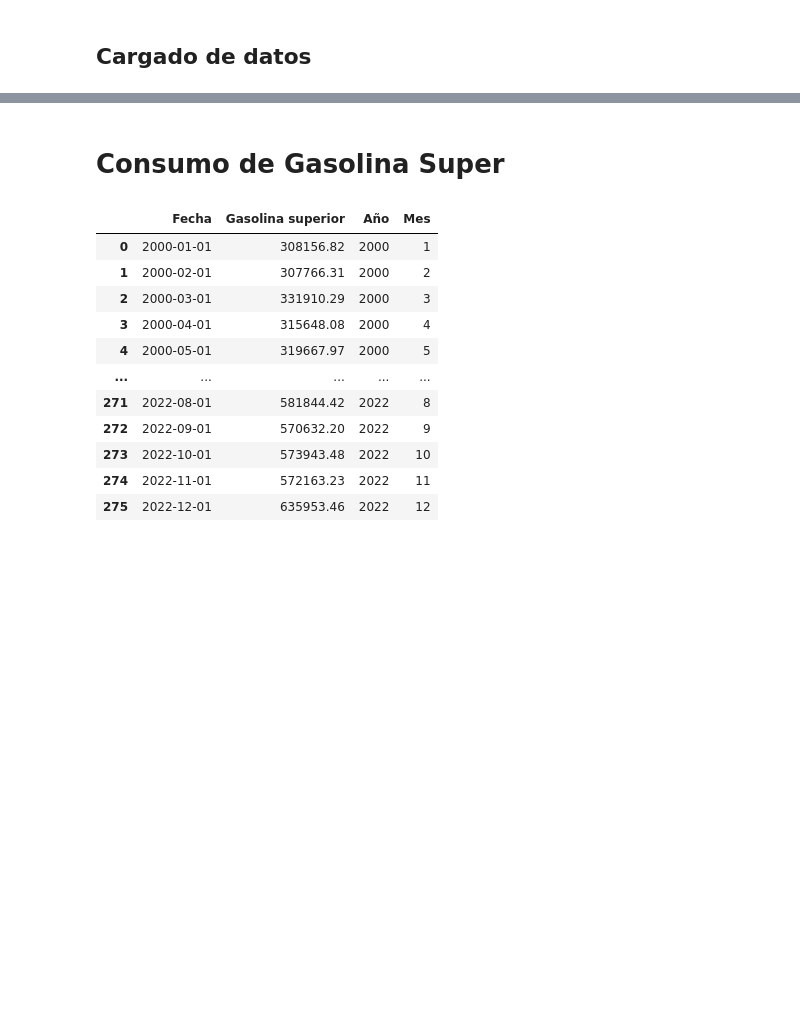
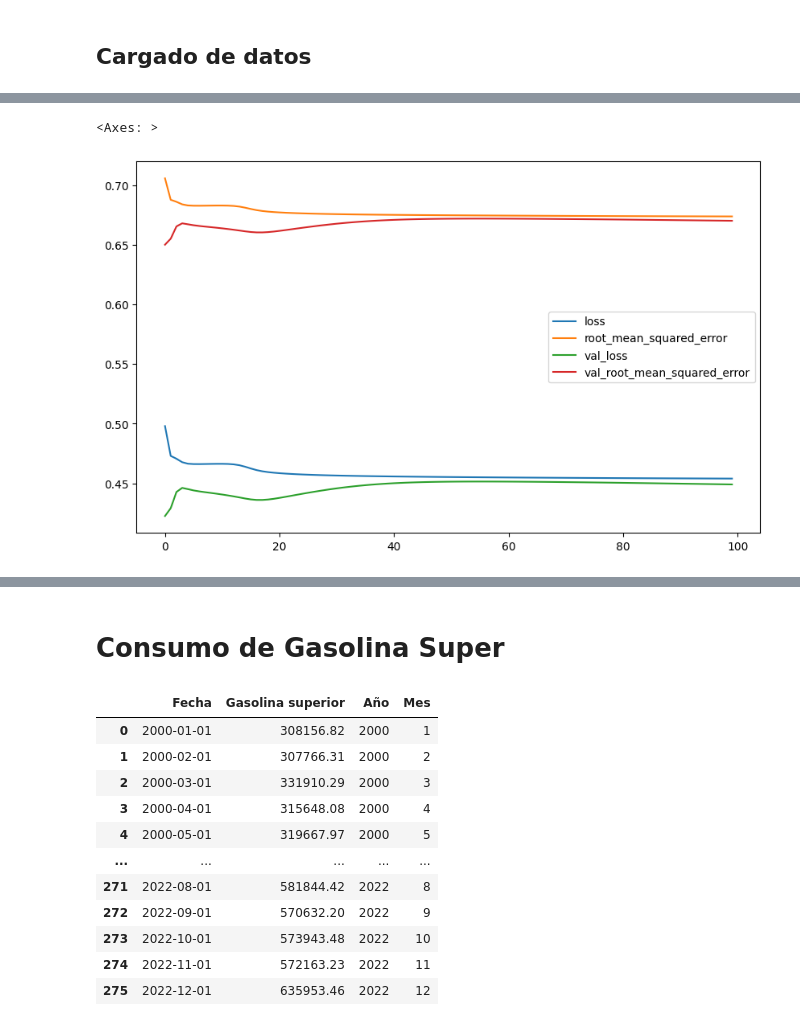
Before and after one commit to DanielRasho/DS-Lab2, a Jupyter notebook: report.ipynb, the cells around one changed output, grey strips where cells are left out. Saved outputs shown, nothing was run; the diff lists cells and outputs as text; code cells hidden in the pictures; blank space fills up the shorter version.

```diff
--- a/report.ipynb
+++ b/report.ipynb
@@ -245,3 +222,10 @@ x_test,y_test = supervisada(test)
+# %%
+losses_df1 = pd.DataFrame(history.history)
+
+losses_df1.plot(figsize = (10,6))
+# %% [output]
+<Axes: >
+[figure, added]
 # %%
 modelo1.evaluate(x_train, y_train, batch_size=1)
 modelo1.evaluate(x_val, y_val, batch_size=1)
```
Also changed, not shown: parts of 43 cells of this notebook.
